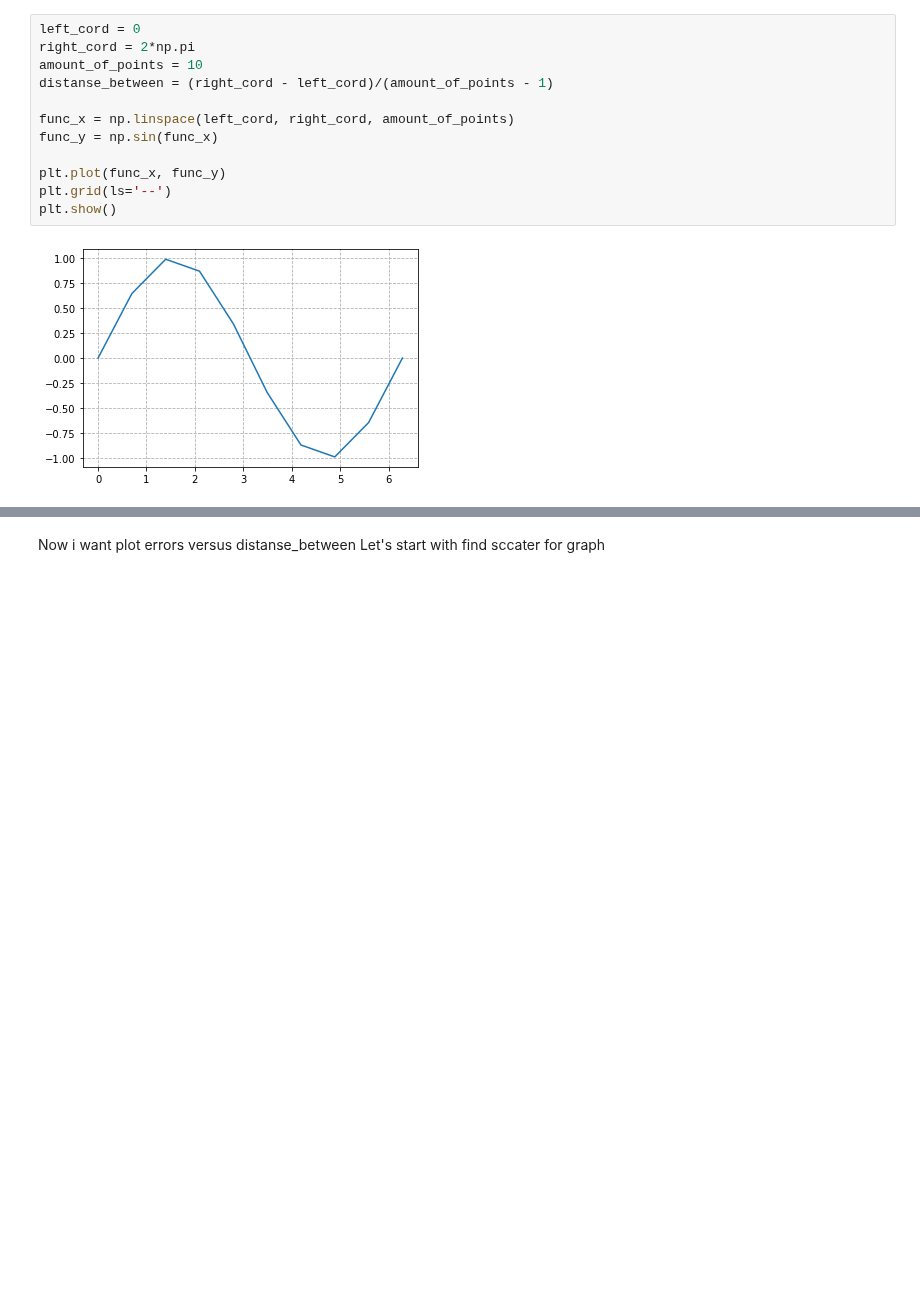
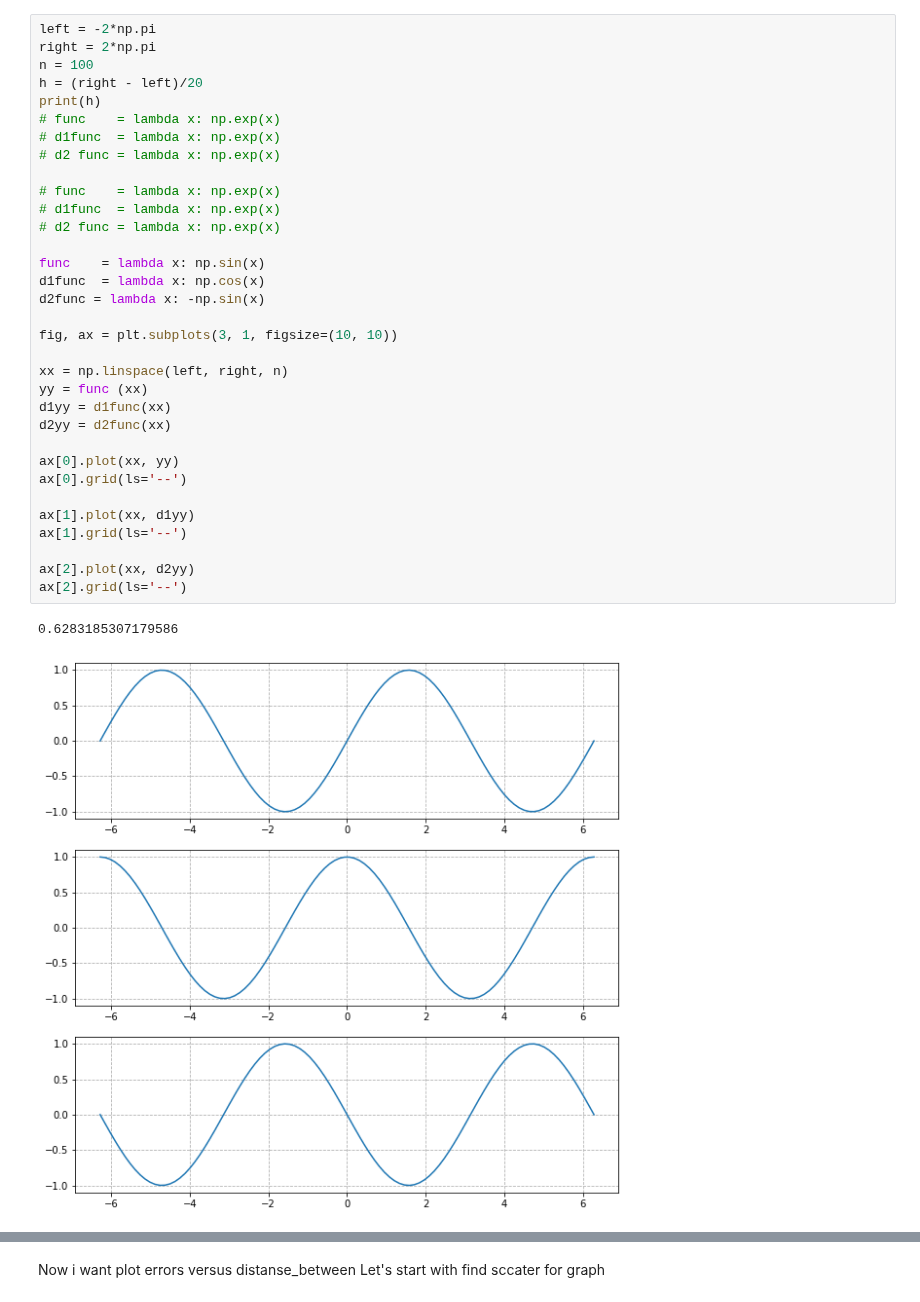
Before and after one commit to Kalik-Kun/MathCalcData, a Jupyter notebook: Lab1.ipynb, the cells around one changed output, grey strips where cells are left out. Saved outputs shown, nothing was run; the diff lists cells and outputs as text; blank space fills up the shorter version.

```diff
--- a/Lab1.ipynb
+++ b/Lab1.ipynb
@@ -5,14 +9,36 @@ import matplotlib.pyplot as plt
 # %%
-left_cord = 0
-right_cord = 2*np.pi
-amount_of_points = 10
-distanse_between = (right_cord - left_cord)/(amount_of_points - 1)
+left = -2*np.pi
+right = 2*np.pi
+n = 100
+h = (right - left)/20
+print(h)
+# func    = lambda x: np.exp(x)
+# d1func  = lambda x: np.exp(x)
+# d2 func = lambda x: np.exp(x)
 
-func_x = np.linspace(left_cord, right_cord, amount_of_points)
-func_y = np.sin(func_x)
+# func    = lambda x: np.exp(x)
+# d1func  = lambda x: np.exp(x)
+# d2 func = lambda x: np.exp(x)
 
-plt.plot(func_x, func_y)
-plt.grid(ls='--')
-plt.show()
+func    = lambda x: np.sin(x)
+d1func  = lambda x: np.cos(x)
+d2func = lambda x: -np.sin(x)
+
+fig, ax = plt.subplots(3, 1, figsize=(10, 10))
+
+xx = np.linspace(left, right, n)
+yy = func (xx)
+d1yy = d1func(xx)
+d2yy = d2func(xx)
+
+ax[0].plot(xx, yy)
+ax[0].grid(ls='--')
+
+ax[1].plot(xx, d1yy)
+ax[1].grid(ls='--')
+
+ax[2].plot(xx, d2yy)
+ax[2].grid(ls='--')
 # %% [output]
+0.6283185307179586
-[figure, old version]
+[figure, new version]
```
Also changed, not shown: parts of 32 cells of this notebook, 1 other file.
